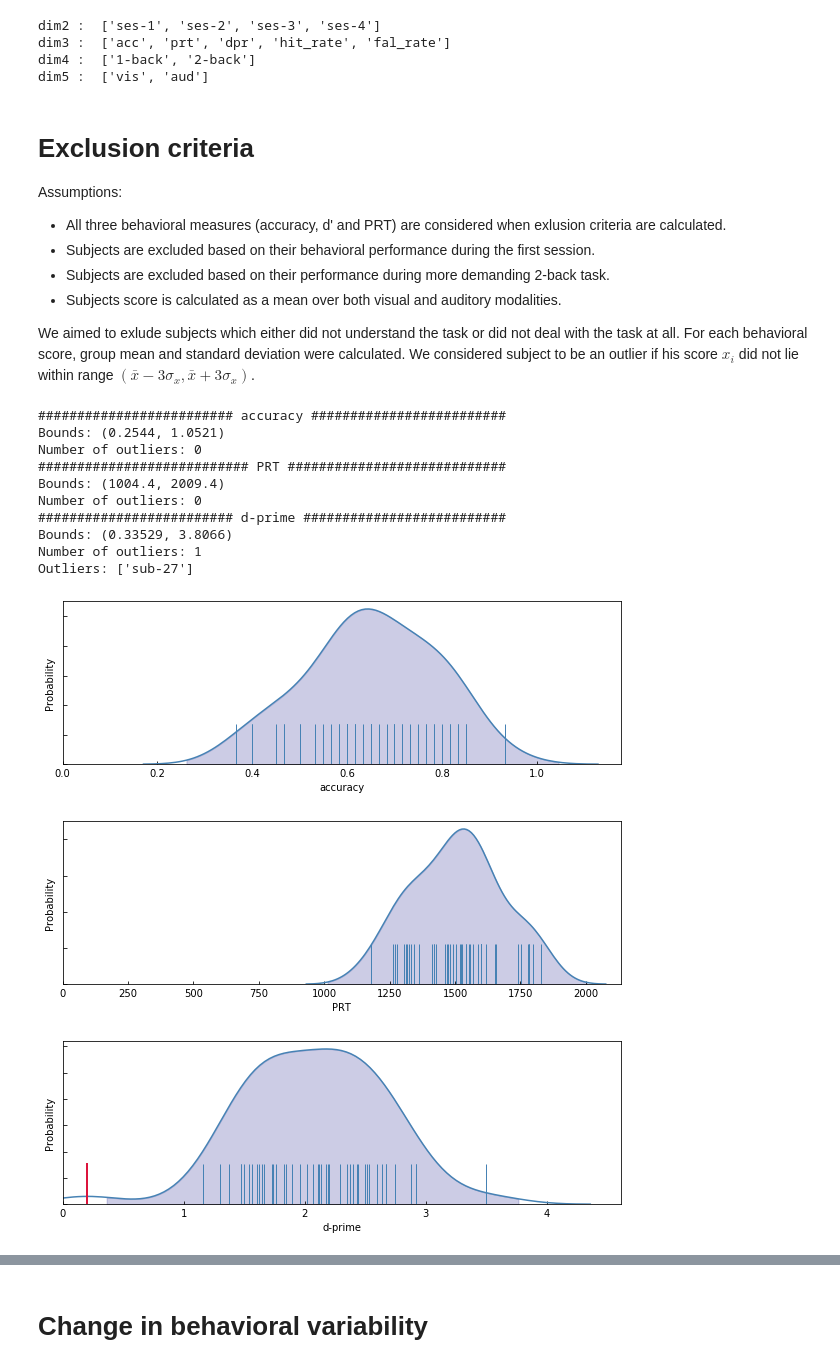
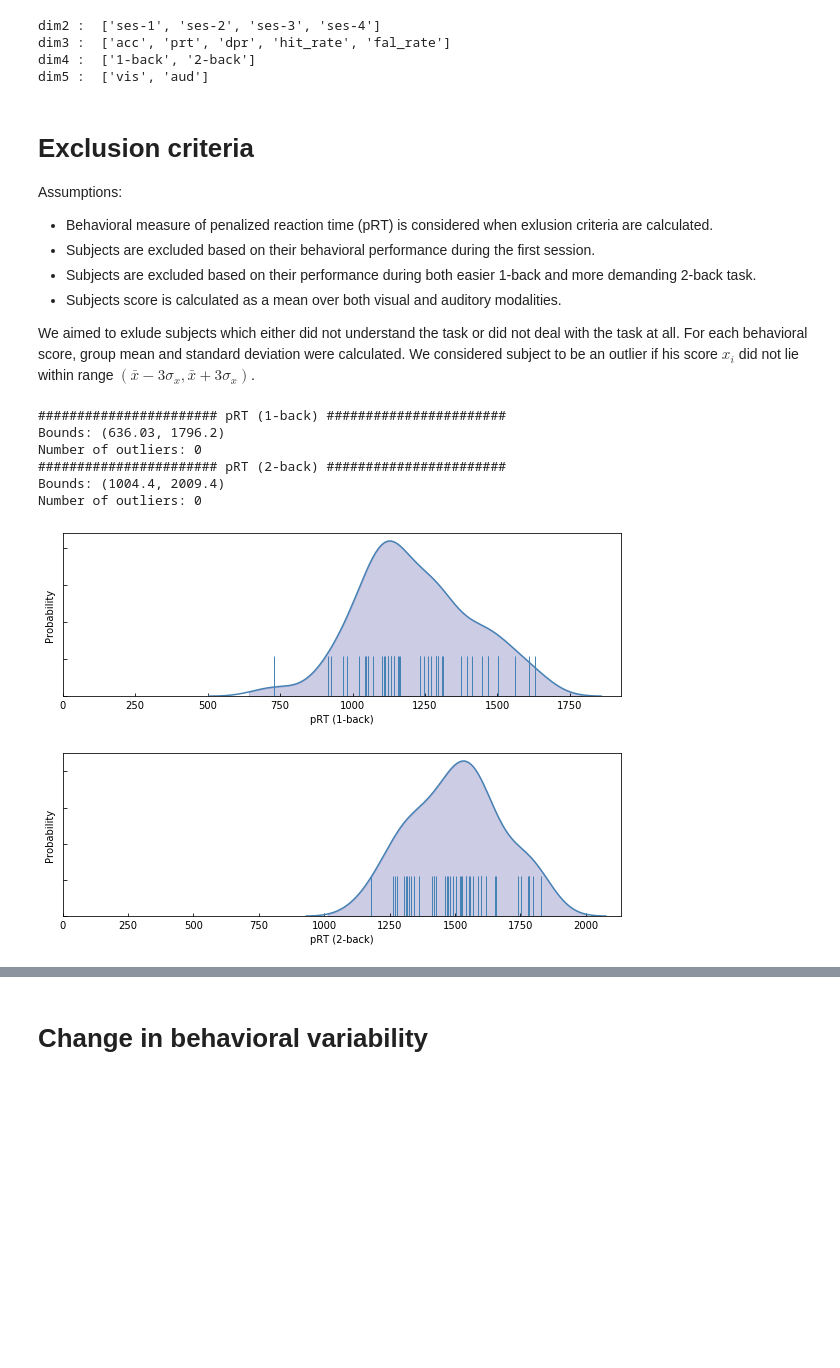
Before and after one commit to kfinc/wm-training-modularity, a Jupyter notebook: 01-behavioral_data_analysis/03-exclusion_variability.ipynb, the cells around one changed output, grey strips where cells are left out. Drawn from its saved outputs; the diff is of its cells as text; code cells hidden in the pictures; blank space fills up the shorter version.

Commit message:
extended exclusion criteria for normalized modulartiy

```diff
--- a/01-behavioral_data_analysis/03-exclusion_variability.ipynb
+++ b/01-behavioral_data_analysis/03-exclusion_variability.ipynb
@@ -27,9 +29,9 @@ dim5 :  ['vis', 'aud']
 # Exclusion criteria
 
 Assumptions:
-- All three behavioral measures (accuracy, d' and PRT) are considered when exlusion criteria are calculated.
+- Behavioral measure of penalized reaction time (pRT) is considered when exlusion criteria are calculated.
 - Subjects are excluded based on their behavioral performance during the first session.
-- Subjects are excluded based on their performance during more demanding 2-back task.
+- Subjects are excluded based on their performance during both easier 1-back and more demanding 2-back task.
 - Subjects score is calculated as a mean over both visual and auditory modalities.
 
 We aimed to exlude subjects which either did not understand the task or did not deal with the task at all. For each behavioral score, group mean and standard deviation were calculated. We considered subject to be an outlier if his score $x_i$ did not lie within range $(\bar{x}-3\sigma_{x}, \bar{x}+3\sigma_{x})$.
@@ -81,38 +83,33 @@ def plot_outliers(scores, thr_lo, thr_hi, measure) -> None:
     ax.tick_params(direction='in')
 # %%
 n_std = 3 # Number of +/- stds for outlier detection
-con = meta['dim4'].index('2-back')
 ses = meta['dim2'].index('ses-1')
+m = meta['dim3'].index('prt')
 
-for m, measure in enumerate(['accuracy', 'PRT', 'd-prime']):
+for c, condition in enumerate(['pRT (1-back)', 'pRT (2-back)']):
 
-    scores = np.mean(beh[:, ses, m, con, :], axis=-1)
+    scores = np.mean(beh[:, ses, m, c, :], axis=-1)
 
     thr_hi = np.mean(scores) + n_std * np.std(scores)
     thr_lo = np.mean(scores) - n_std * np.std(scores)
 
     outliers = (scores < thr_lo) | (scores > thr_hi)
 
-    print(f' {measure} '.center(60, '#'))
+    print(f' {condition} '.center(60, '#'))
     print(f'Bounds: ({thr_lo:.5}, {thr_hi:.5})')
     print(f'Number of outliers: {np.sum(outliers)}')
 
     if np.sum(outliers) > 0:
             print('Outliers:', [sub for idx, sub in enumerate(meta['dim1'])
                          if idx in np.nonzero(outliers)[0]])
 
-    plot_outliers(scores, thr_lo, thr_hi, measure)
+    plot_outliers(scores, thr_lo, thr_hi, condition)
 # %% [output]
-######################### accuracy #########################
-Bounds: (0.2544, 1.0521)
+####################### pRT (1-back) #######################
+Bounds: (636.03, 1796.2)
 Number of outliers: 0
-########################### PRT ############################
+####################### pRT (2-back) #######################
 Bounds: (1004.4, 2009.4)
 Number of outliers: 0
-######################### d-prime ##########################
-Bounds: (0.33529, 3.8066)
-Number of outliers: 1
-Outliers: ['sub-27']
-[figure, old version]
+[figure, new version]
-[figure, old version]
+[figure, new version]
-[figure, removed]
```
Also changed, not shown: parts of 5 cells of this notebook.
